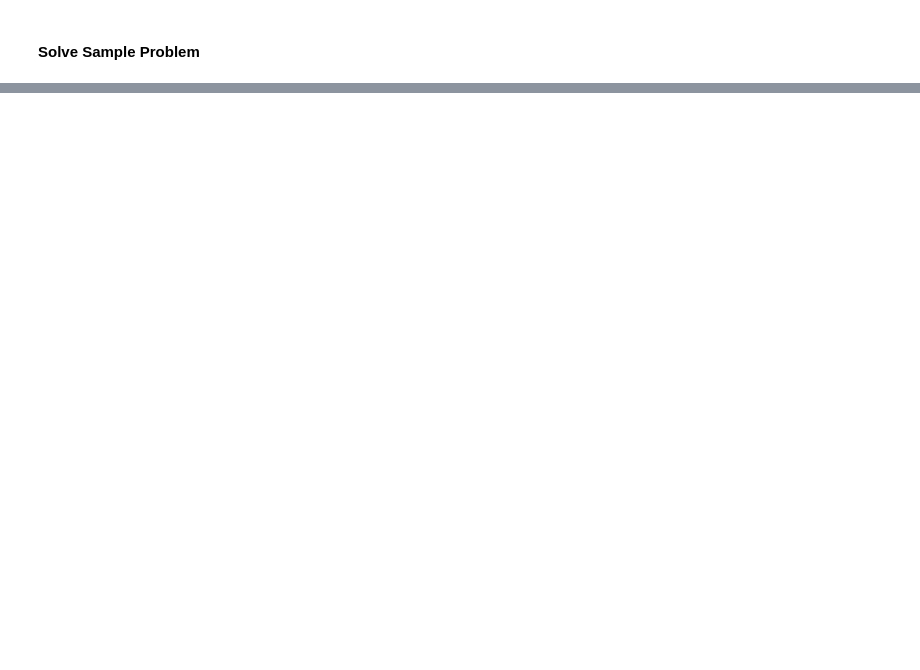
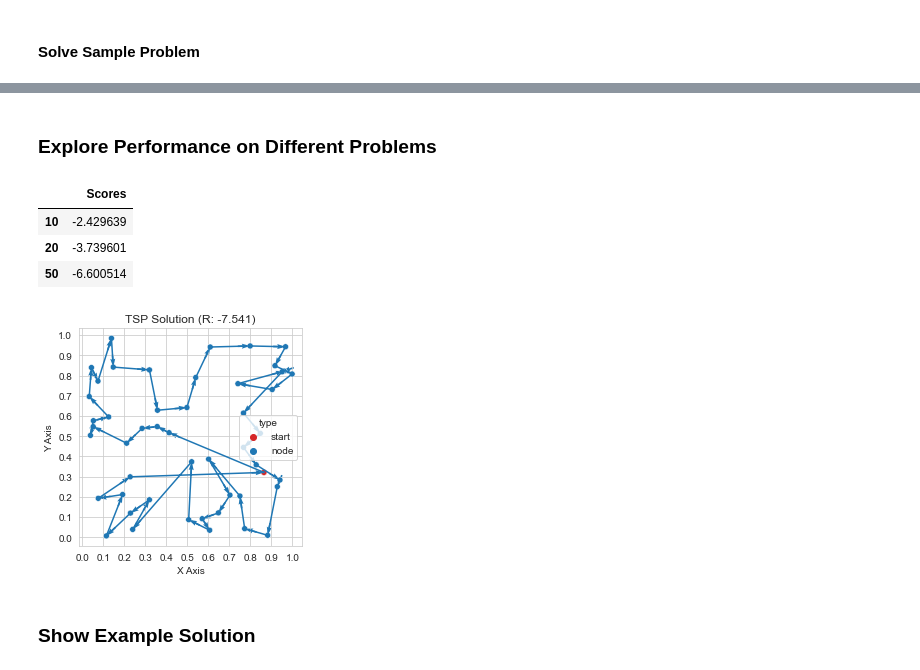
Before and after one commit to aguilarjose11/PytorchAMD, a Jupyter notebook: Model_Comparison_Across_Problems.ipynb, the cells around one changed output, grey strips where cells are left out. Drawn from its saved outputs; the diff is of its cells as text; code cells hidden in the pictures; blank space fills up the shorter version.

```diff
--- a/Model_Comparison_Across_Problems.ipynb
+++ b/Model_Comparison_Across_Problems.ipynb
@@ -559,0 +873,18 @@ plt.show()
+# %%
+experiment_directory = "./results/"
+
+# Load model
+experiment_file = "experiment_thesis_PAM_heads_8_layers_3_g-embedding_avg_lr_0.0001_envs_128000_epochs_100_batch-len_64_problem_TSP_nodes_50_dim_2"
+experiment = load_experiment(experiment_directory, experiment_file)
+# Collect results
+experiment_results = experiment[1]["rewards"]
+# Prepare Model in Eval Mode
+experiment_model = experiment[0]
+experiment_model = experiment_model.eval()
+experiment_model.log_probabilities = []
+experiment_model.actions = []
+experiment_model.rewards = []
+experiment_model.states = []
+experiment_model.policy.graph_emb = None
+experiment_model.policy.graph_emb_vect = None
+#experiment_model.policy.PersLay.Dgms = None
@@ -559,0 +1046,2 @@ plt.show()
+# %% [markdown]
+### Explore Performance on Different Problems
@@ -559,0 +1079,8 @@ plt.show()
+# %%
+cross_probem_results = pd.DataFrame(cross_problem_validation.values(), columns=['Scores'], index=cross_problem_validation.keys())
+cross_probem_results
+# %% [output]
+|  | Scores |
+| 10 | -2.429639 |
+| 20 | -3.739601 |
+| 50 | -6.600514 |
@@ -559,0 +1089,30 @@ plt.show()
+# %%
+plt.figure(figsize=(4, 4))
+
+path = sample_problem.iloc[action_steps]
+x = path['x'].values
+y = path['y'].values
+u = np.diff(x)
+v = np.diff(y)
+pos_x = x[:-1] + u/1
+pos_y = y[:-1] + v/1
+norm = np.sqrt(u**2+v**2)
+
+#plt.scatter(path[0], path[1], zorder=1)
+sns.scatterplot(data=path, x='x', y='y', hue='type', palette=['C3', 'C0'])
+plt.plot(path['x'], path['y'], zorder=2)
+plt.quiver(pos_x, pos_y, u/norm, v/norm, angles="xy", zorder=0, pivot="tip", color='tab:blue')
+#plt.title(f'Vehicle Routing Problem; Cost: {cost:.3f}')
+
+plt.yticks(np.arange(0, 1.01, 1/10))
+plt.ylabel("Y Axis")
+plt.xticks(np.arange(0, 1.01, 1/10))
+plt.xlabel('X Axis')
+
+plt.title(f"TSP Solution (R: {batch_rewards:.3f})")
+
+plt.show()
+# %% [output]
+[figure, added]
+# %% [markdown]
+### Show Example Solution
```
Also changed, not shown: parts of 216 cells of this notebook, 3 other files.
